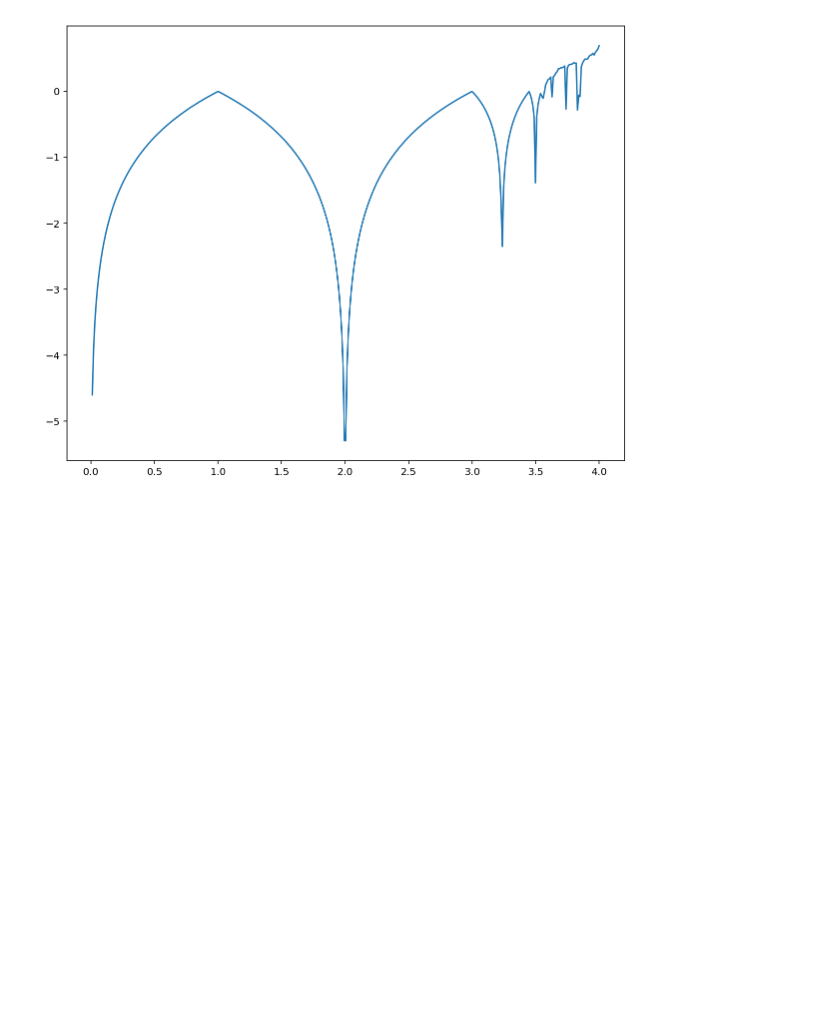
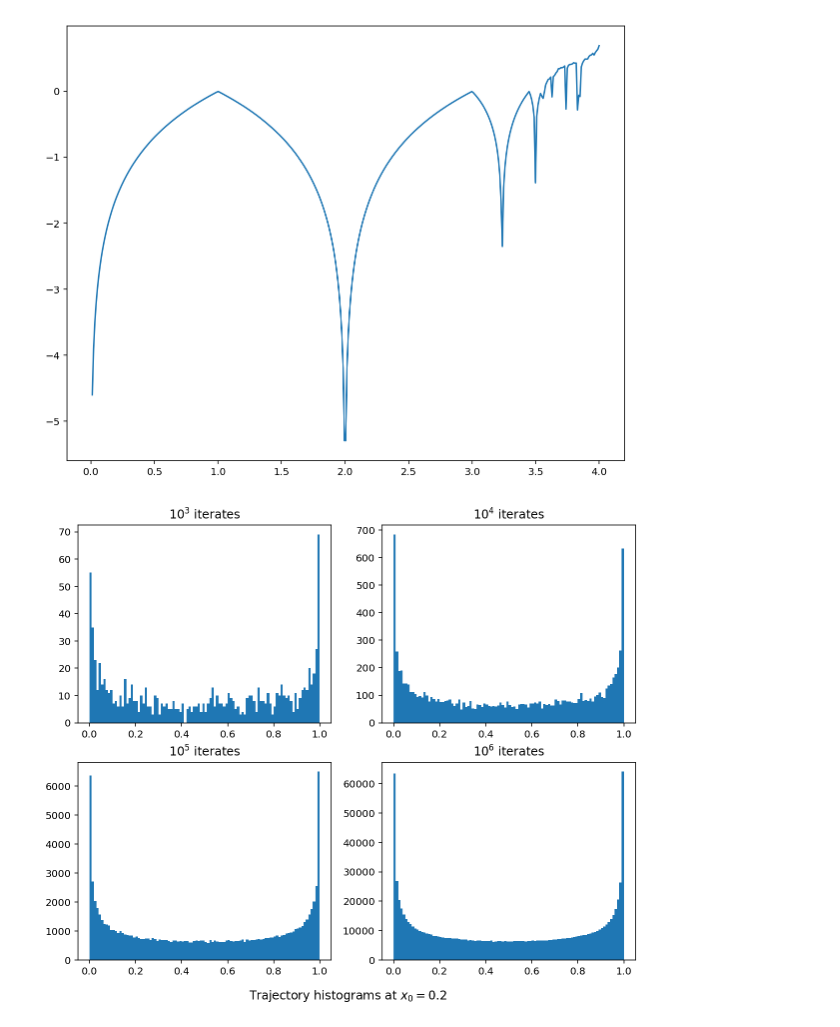
Before and after one commit to themichaelyang/dynsys, a Jupyter notebook: hw-5.ipynb, the cells around one changed output. Drawn from its saved outputs; the diff is of its cells as text; code cells hidden in the pictures; blank space fills up the shorter version.

```diff
--- a/hw-5.ipynb
+++ b/hw-5.ipynb
@@ -139,3 +139,27 @@ import random
 problem_7(random.random())
 # %% [output]
 [figure]
+# %%
+import math
+
+def flatten(matrix):
+    return [item for row in matrix for item in row]
+
+def make_trajectory_histogram(fn, x_0, exp, ax):
+    trajectory = iterate_map(fn, x_0, 10**exp)
+    ax.hist(trajectory, 100)
+    ax.set_title("$10^{0}$ iterates".format(exp))
+
+def problem_8(fn=lambda x: 4*x*(1-x), x_0=0.2):
+    fig, axes = plt.subplots(2, 2, figsize=(10, 8))
+    axes = flatten(axes)
+
+    for i in range(4):
+        make_trajectory_histogram(fn, x_0, (i + 3), ax=axes[i])
+
+    fig.show()
+    fig.suptitle('Trajectory histograms at $x_0 = {0}$'.format(x_0), y=0.075)
+
+problem_8()
+# %% [output]
+[figure, added]
```
Also changed, not shown: parts of 2 cells of this notebook, 1 other file.
